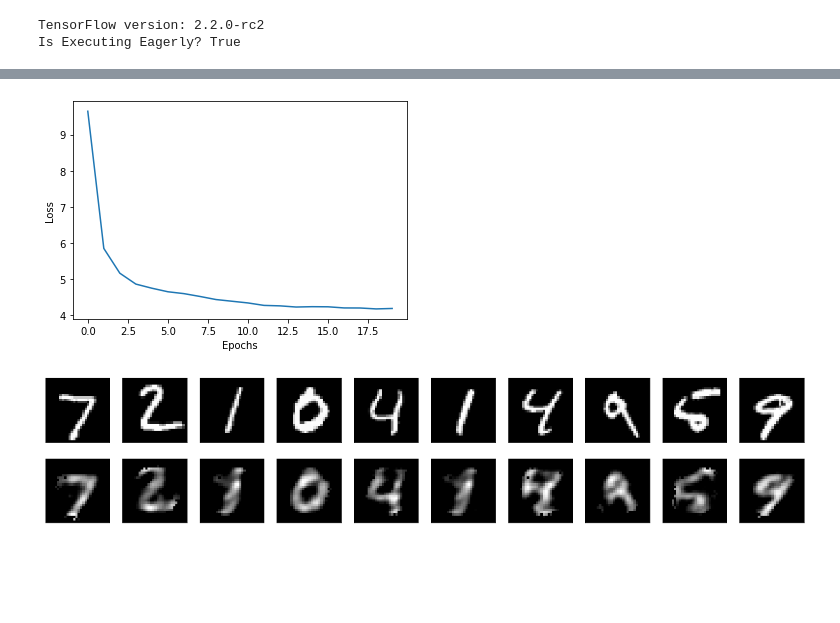
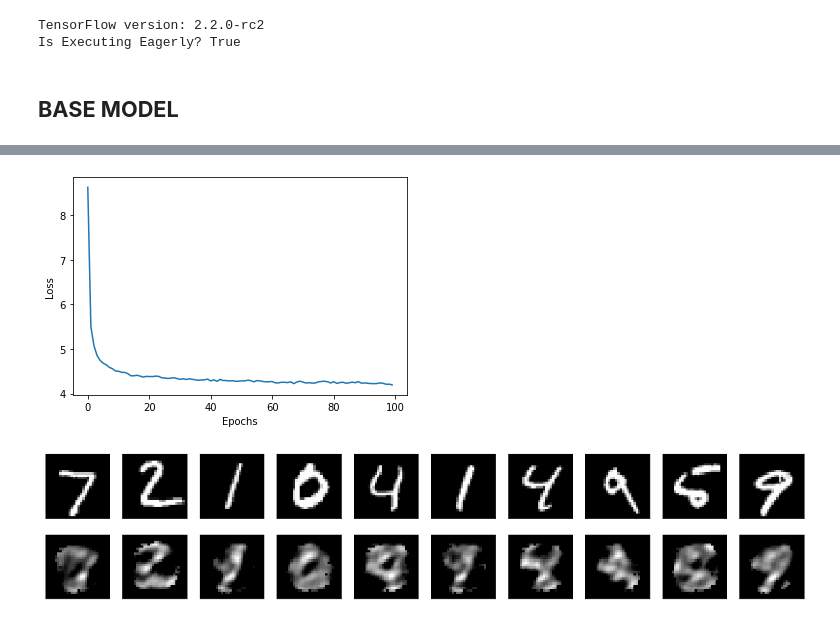
Before and after one commit to Anish-AV/Autoencoder, a Jupyter notebook: Autoencoder.ipynb, the cells around one changed output, grey strips where cells are left out. Drawn from its saved outputs; the diff is of its cells as text; code cells hidden in the pictures; blank space fills up the shorter version.

```diff
--- a/Autoencoder.ipynb
+++ b/Autoencoder.ipynb
@@ -20,12 +20,9 @@ print('Is Executing Eagerly?', tf.executing_eagerly())
 # %% [output]
 TensorFlow version: 2.2.0-rc2
 Is Executing Eagerly? True
+# %% [markdown]
+## **BASE MODEL**
 # %%
-###########################################################################################################################################################
-#                                                                                                                                                         #
-#                                                               BASE MODEL                                                                                 #
-#                                                                                                                                                         #
-###########################################################################################################################################################
 class Encoder(tf.keras.layers.Layer):
     def __init__(self, intermediate_dim):
         super(Encoder, self).__init__()
@@ -92,9 +89,9 @@ training_dataset = tf.data.Dataset.from_tensor_slices(x_train).batch(256)
 
 model = Autoencoder(intermediate_dim=128, original_dim=784)
 opt = tf.keras.optimizers.Adam(learning_rate=1e-2)
-train_loop(model, opt, loss, training_dataset, 20)
+train_loop(model, opt, loss, training_dataset, 100)
 
-plt.plot(range(20), model.loss)
+plt.plot(range(100), model.loss)
 plt.xlabel('Epochs')
 plt.ylabel('Loss')
 plt.show()
@@ -140,2 +134,2 @@ Epoch 20/20. Loss: 4.191725254058838
-[figure, old version]
+[figure, new version]
-[figure, old version]
+[figure, new version]
```
Also changed, not shown: parts of 5 cells of this notebook.
